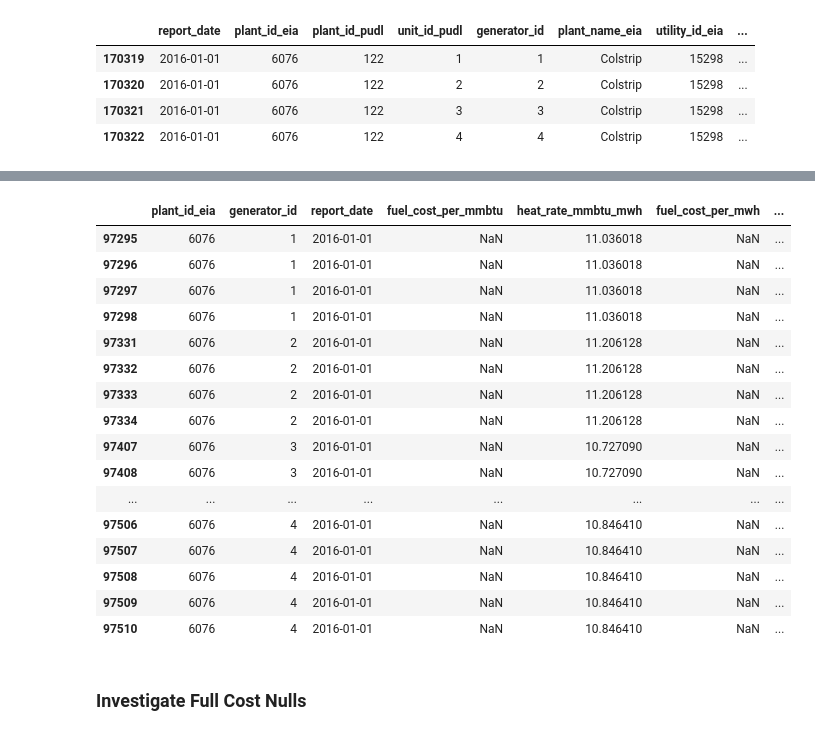
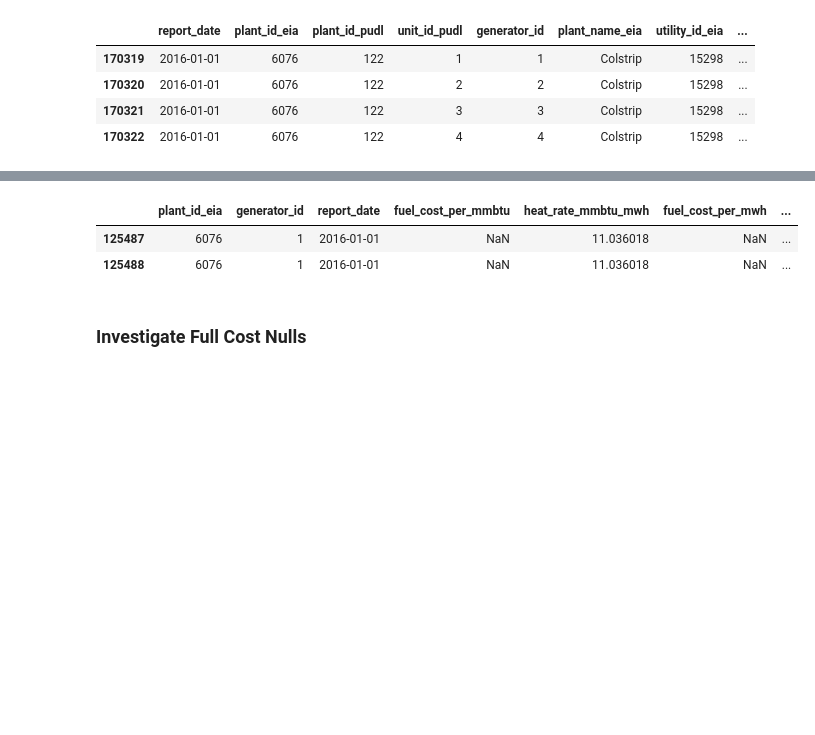
Before and after one commit to catalyst-cooperative/rmi-ferc1-eia, a Jupyter notebook: notebooks/master_unit_list.ipynb, the cells around one changed output, grey strips where cells are left out. Saved outputs shown, nothing was run; the diff lists cells and outputs as text; code cells hidden in the pictures; blank space fills up the shorter version.

```diff
--- a/notebooks/master_unit_list.ipynb
+++ b/notebooks/master_unit_list.ipynb
@@ -165,26 +148,12 @@ df[(df['plant_id_eia'] == plant_id)
 # %%
 df = self.plant_gen_df
 df[(df['plant_id_eia'] == plant_id)
    & (df['report_date'].dt.year == 2016)
-  ]
+  ].head(2)
 # %% [output]
 |  | plant_id_eia | generator_id | report_date | fuel_cost_per_mmbtu | heat_rate_mmbtu_mwh | fuel_cost_per_mwh | ... |
-| 97295 | 6076 | 1 | 2016-01-01 | NaN | 11.036018 | NaN | ... |
-| 97296 | 6076 | 1 | 2016-01-01 | NaN | 11.036018 | NaN | ... |
-| 97297 | 6076 | 1 | 2016-01-01 | NaN | 11.036018 | NaN | ... |
-| 97298 | 6076 | 1 | 2016-01-01 | NaN | 11.036018 | NaN | ... |
-| 97331 | 6076 | 2 | 2016-01-01 | NaN | 11.206128 | NaN | ... |
-| 97332 | 6076 | 2 | 2016-01-01 | NaN | 11.206128 | NaN | ... |
-| 97333 | 6076 | 2 | 2016-01-01 | NaN | 11.206128 | NaN | ... |
-| 97334 | 6076 | 2 | 2016-01-01 | NaN | 11.206128 | NaN | ... |
-| 97407 | 6076 | 3 | 2016-01-01 | NaN | 10.727090 | NaN | ... |
-| 97408 | 6076 | 3 | 2016-01-01 | NaN | 10.727090 | NaN | ... |
-| ... | ... | ... | ... | ... | ... | ... | ... |
-| 97506 | 6076 | 4 | 2016-01-01 | NaN | 10.846410 | NaN | ... |
-| 97507 | 6076 | 4 | 2016-01-01 | NaN | 10.846410 | NaN | ... |
-| 97508 | 6076 | 4 | 2016-01-01 | NaN | 10.846410 | NaN | ... |
-| 97509 | 6076 | 4 | 2016-01-01 | NaN | 10.846410 | NaN | ... |
-| 97510 | 6076 | 4 | 2016-01-01 | NaN | 10.846410 | NaN | ... |
+| 125487 | 6076 | 1 | 2016-01-01 | NaN | 11.036018 | NaN | ... |
+| 125488 | 6076 | 1 | 2016-01-01 | NaN | 11.036018 | NaN | ... |
 # %% [markdown]
 ### Investigate Full Cost Nulls
 # %%
```
Also changed, not shown: parts of 9 cells of this notebook, 1 other file.
